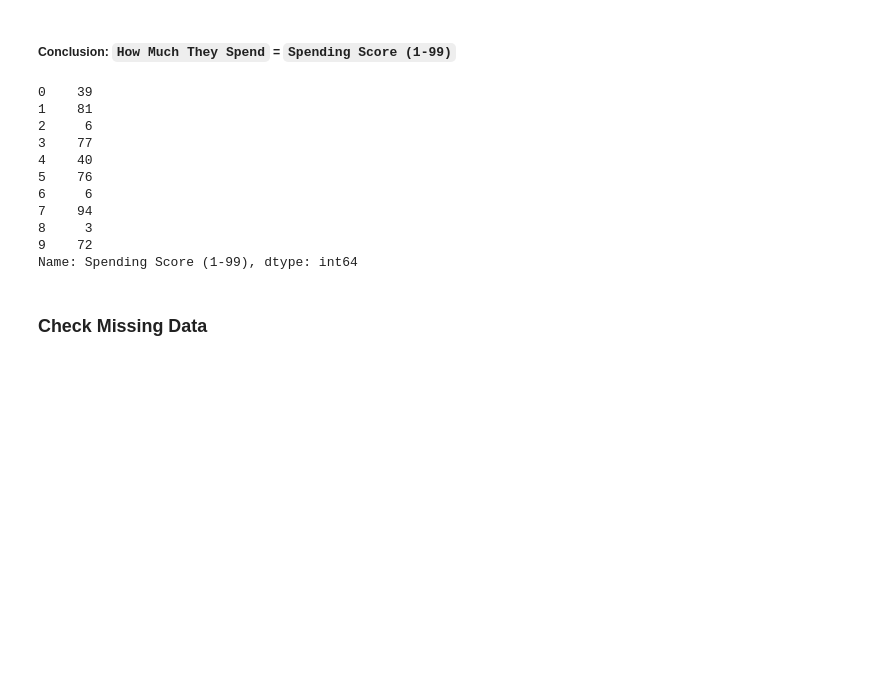
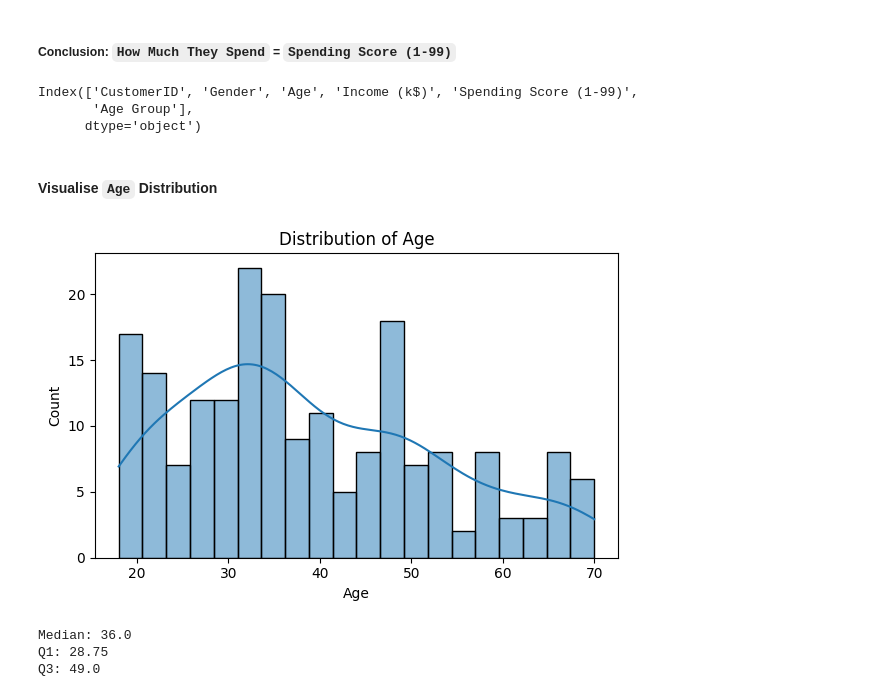
Before and after one commit to lokejer/AIML-clustering-timeseries, a Jupyter notebook: p2510707_CA2_PartA_JeromeLoke.ipynb, the cells around one changed output. Cells and saved outputs as stored; diff of their text form; code cells hidden in the pictures; blank space fills up the shorter version.

Commit message:
fix: added missing code

```diff
--- a/p2510707_CA2_PartA_JeromeLoke.ipynb
+++ b/p2510707_CA2_PartA_JeromeLoke.ipynb
@@ -205,19 +217,33 @@ plt.show()
 # %% [markdown]
 ##### Conclusion: `How Much They Spend` = `Spending Score (1-99)`
 # %%
-df['Spending Score (1-99)'] = df['How Much They Spend']
-df['Spending Score (1-99)'].head(10)
+df.rename(
+  columns={'How Much They Spend': 'Spending Score (1-99)'},
+  inplace=True
+)
+df.columns
 # %% [output]
-0    39
-1    81
-2     6
-3    77
-4    40
-5    76
-6     6
-7    94
-8     3
-9    72
-Name: Spending Score (1-99), dtype: int64
+Index(['CustomerID', 'Gender', 'Age', 'Income (k$)', 'Spending Score (1-99)',
+       'Age Group'],
+      dtype='object')
-# %% [markdown]
-### Check Missing Data
+# %% [markdown]
+#### Visualise `Age` Distribution
+# %%
+plt.figure(figsize=(6, 4))
+
+sns.histplot(df["Age"], bins=20, kde=True)
+plt.title("Distribution of Age")
+plt.xlabel("Age")
+plt.ylabel("Count")
+
+plt.tight_layout()
+plt.show()
+
+print("Median:", df["Age"].median())
+print("Q1:", df["Age"].quantile(0.25))
+print("Q3:", df["Age"].quantile(0.75))
+# %% [output]
+[figure, added]
+Median: 36.0
+Q1: 28.75
+Q3: 49.0
```
Also changed, not shown: parts of 79 cells of this notebook.
